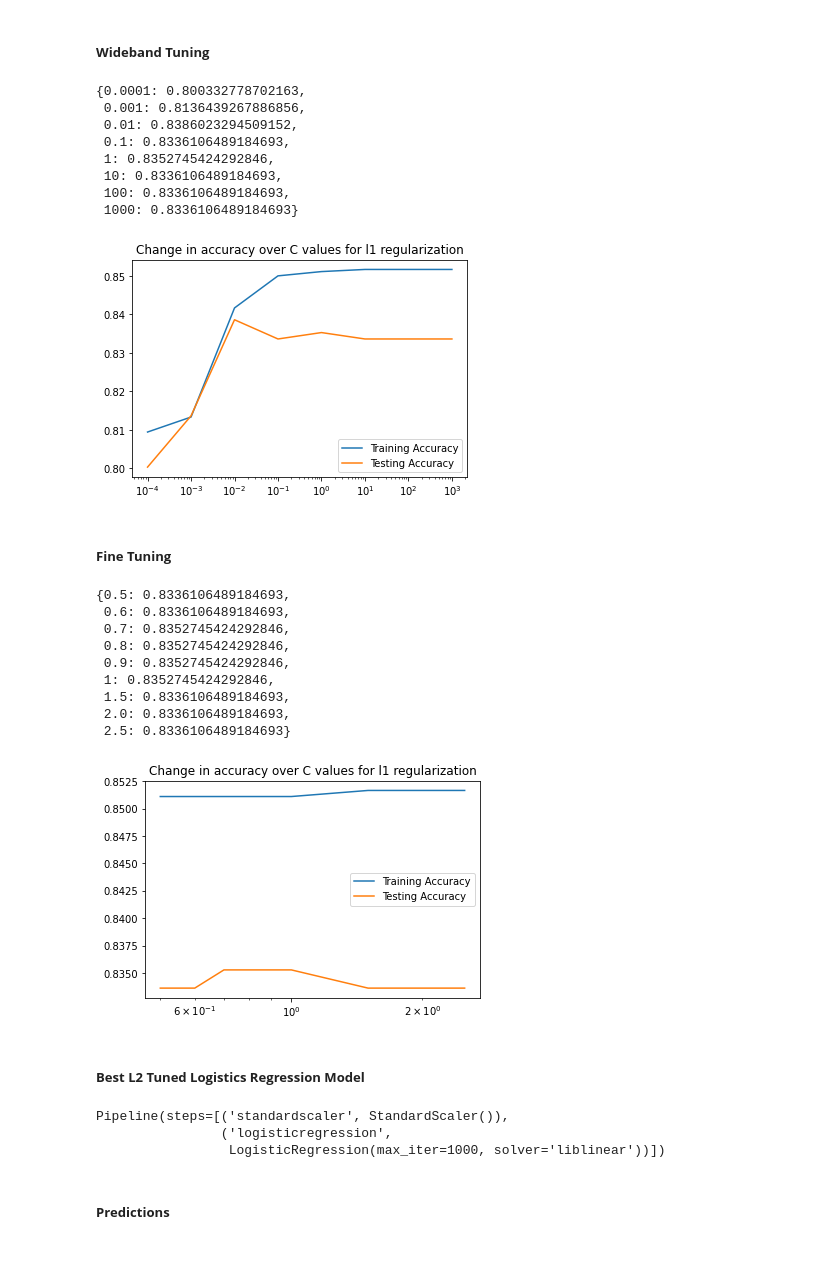
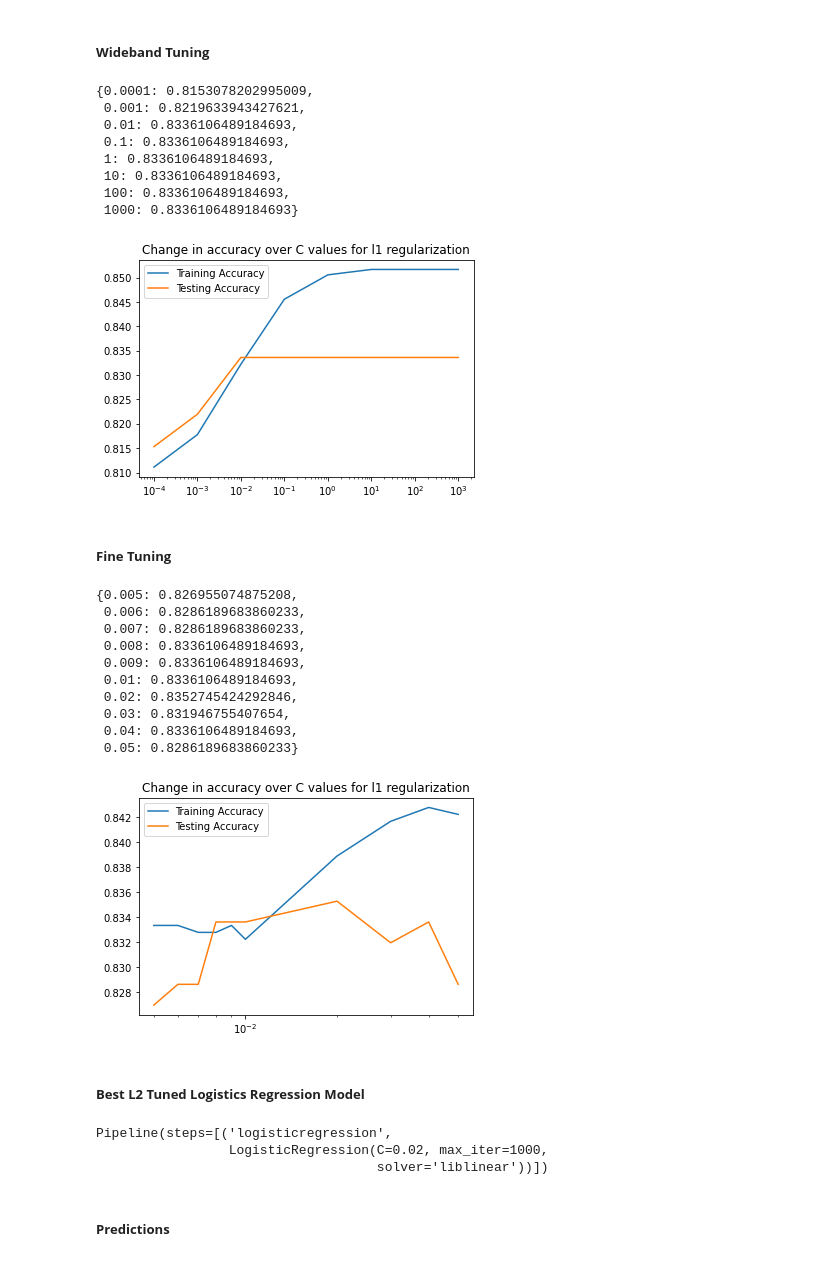
Before and after one commit to YBilodeau/Metabolic-Syndrome-Prediction-Project, a Jupyter notebook: Prediction_of_Metabolic_Syndrome_Using_Machine_Learning.ipynb, the cells around one changed output. Drawn from its saved outputs; the diff is of its cells as text; code cells hidden in the pictures.

```diff
--- a/Prediction_of_Metabolic_Syndrome_Using_Machine_Learning.ipynb
+++ b/Prediction_of_Metabolic_Syndrome_Using_Machine_Learning.ipynb
@@ -1551,17 +1544,17 @@ print(logreg_pipe.score(X_test_processed, y_test))
 # %% [markdown]
 ##### **Wideband Tuning**
 # %%
-# Create a List of C Values and Empty Lists for Scores
+# Create a list of C values and empty lists for accuracy scores
 c_values = [0.0001, 0.001, 0.01, 0.1, 1, 10, 100, 1000]
 train_scores = []
 test_scores = []
 
-# Create a loop to iterative over the C values
+# Create a loop to iterative over the C values list
 for c in c_values:
 
   # Instantiate and Fit the Model on the data
   log_reg = LogisticRegression(C=c, max_iter=1000, solver='liblinear', penalty='l1')
-  log_reg_pipe = make_pipeline(scaler, log_reg)
+  log_reg_pipe = make_pipeline(log_reg)
   log_reg_pipe.fit(X_train_processed, y_train)
 
   # Add the Train and Test Scores to our Scores Lists
@@ -1594,17 +1587,17 @@ ax.set_xscale('log')
 # %% [markdown]
 ##### **Fine Tuning**
 # %%
-# Create a List of C Values and Empty Lists for Scores
-c_values = [0.1, 0.2, 0.3, 0.4, .5, .6, .7, .8, .9, 1.0, 2, 3, 4, 5, 6, 7, 8, 9, 10]
+# Create a list of C values and empty lists for accuracy scores
+c_values = [1, 2, 3, 4, 5, 6, 7, 8, 9, 10, 20, 30, 40, 50]
 train_scores = []
 test_scores = []
 
-# Create a loop to iterative over the C values
+# Create a loop to iterative over the C values list
 for c in c_values:
 
   # Instantiate and Fit the Model on the data
   log_reg = LogisticRegression(C=c, max_iter=1000, solver='liblinear', penalty='l1')
-  log_reg_pipe = make_pipeline(scaler, log_reg)
+  log_reg_pipe = make_pipeline(log_reg)
   log_reg_pipe.fit(X_train_processed, y_train)
 
   # Add the Train and Test Scores to our Scores Lists
@@ -1648,7 +1636,7 @@ ax.set_xscale('log')
 # %% [markdown]
 ##### **Best L1 Tuned Logistics Regression Model**
 # %%
-best_l1_log_reg = LogisticRegression(C=.5, max_iter=1000, solver='liblinear', penalty='l1')
-best_l1_log_reg_pipe = make_pipeline(scaler, best_l1_log_reg)
+best_l1_log_reg = LogisticRegression(C=2, max_iter=1000, solver='liblinear', penalty='l1')
+best_l1_log_reg_pipe = make_pipeline(best_l1_log_reg)
 best_l1_log_reg_pipe.fit(X_train_processed, y_train)
 # %% [output]
@@ -1686,17 +1673,17 @@ Best L1 Tuned Logistics Regression Test Accuracy Score: 0.8336106489184693
 # %% [markdown]
 ##### **Wideband Tuning**
 # %%
-# Create a List of C Values and Empty Lists for Scores
+# Create a list of C values and empty lists for accuracy scores
 c_values = [0.0001, 0.001, 0.01, 0.1, 1, 10, 100, 1000]
 train_scores = []
 test_scores = []
 
-# Create a loop to iterative over the C values
+# Create a loop to iterative over the C values list
 for c in c_values:
 
   # Instantiate and Fit the Model on the data
   log_reg = LogisticRegression(C=c, max_iter=1000, solver='liblinear', penalty='l2')
-  log_reg_pipe = make_pipeline(scaler, log_reg)
+  log_reg_pipe = make_pipeline(log_reg)
   log_reg_pipe.fit(X_train_processed, y_train)
 
   # Add the Train and Test Scores to our Scores Lists
@@ -1717,69 +1704,70 @@ ax.set_xscale('log')
 # Print a Dictionary for C Values and Accuracy Scores
 {c:score for c, score in zip(c_values, test_scores)}
 # %% [output]
-{0.0001: 0.800332778702163,
- 0.001: 0.8136439267886856,
- 0.01: 0.8386023294509152,
+{0.0001: 0.8153078202995009,
+ 0.001: 0.8219633943427621,
+ 0.01: 0.8336106489184693,
  0.1: 0.8336106489184693,
- 1: 0.8352745424292846,
+ 1: 0.8336106489184693,
  10: 0.8336106489184693,
  100: 0.8336106489184693,
  1000: 0.8336106489184693}
-[figure, old version]
+[figure, new version]
 # %% [markdown]
 ##### **Fine Tuning**
 # %%
-# Create a List of C Values and Empty Lists for Scores
-c_values =  [.5, .6, .7, .8, .9, 1, 1.5, 2.0, 2.5]
+# Create a list of C values and empty lists for accuracy scores
+c_values =  [.005, .006, .007, .008, .009, .010, .020, .030, .040, .050]
 train_scores = []
 test_scores = []
 
-# Create a loop to iterative over the C values
+# Create a loop to iterative over the C values list
 for c in c_values:
 
   # Instantiate and Fit the Model on the data
   log_reg = LogisticRegression(C=c, max_iter=1000, solver='liblinear', penalty='l2')
-  log_reg_pipe = make_pipeline(scaler, log_reg)
+  log_reg_pipe = make_pipeline(log_reg)
   log_reg_pipe.fit(X_train_processed, y_train)
 
   # Add the Train and Test Scores to our Scores Lists
   train_scores.append(log_reg_pipe.score(X_train_processed, y_train))
   test_scores.append(log_reg_pipe.score(X_test_processed, y_test))
 
 # Plot the Accuracy Scores for the C Values
 fig, ax = plt.subplots(1,1)
 ax.plot(c_values, train_scores, label='Training Accuracy')
 ax.plot(c_values, test_scores, label='Testing Accuracy')
 ax.set_xticks(c_values)
 ax.set_title('Change in accuracy over C values for l1 regularization')
 ax.legend()
 
 # Set the X Axis to a logarithmic Scale
 ax.set_xscale('log')
 
 # Print a Dictionary for C Values and Accuracy Scores
 {c:score for c, score in zip(c_values, test_scores)}
 # %% [output]
-{0.5: 0.8336106489184693,
- 0.6: 0.8336106489184693,
- 0.7: 0.8352745424292846,
- 0.8: 0.8352745424292846,
- 0.9: 0.8352745424292846,
- 1: 0.8352745424292846,
- 1.5: 0.8336106489184693,
- 2.0: 0.8336106489184693,
- 2.5: 0.8336106489184693}
+{0.005: 0.826955074875208,
+ 0.006: 0.8286189683860233,
+ 0.007: 0.8286189683860233,
+ 0.008: 0.8336106489184693,
+ 0.009: 0.8336106489184693,
+ 0.01: 0.8336106489184693,
+ 0.02: 0.8352745424292846,
+ 0.03: 0.831946755407654,
+ 0.04: 0.8336106489184693,
+ 0.05: 0.8286189683860233}
-[figure, old version]
+[figure, new version]
 # %% [markdown]
 ##### **Best L2 Tuned Logistics Regression Model**
 # %%
-best_l2_log_reg = LogisticRegression(C=1.00, max_iter=1000, solver='liblinear', penalty='l2')
-best_l2_log_reg_pipe = make_pipeline(scaler, best_l2_log_reg)
+best_l2_log_reg = LogisticRegression(C=.020, max_iter=1000, solver='liblinear', penalty='l2')
+best_l2_log_reg_pipe = make_pipeline(best_l2_log_reg)
 best_l2_log_reg_pipe.fit(X_train_processed, y_train)
 # %% [output]
-Pipeline(steps=[('standardscaler', StandardScaler()),
-                ('logisticregression',
-                 LogisticRegression(max_iter=1000, solver='liblinear'))])
+Pipeline(steps=[('logisticregression',
+                 LogisticRegression(C=0.02, max_iter=1000,
+                                    solver='liblinear'))])
 # %% [markdown]
 ##### **Predictions**
 # %%
```
Also changed, not shown: parts of 151 cells of this notebook.
